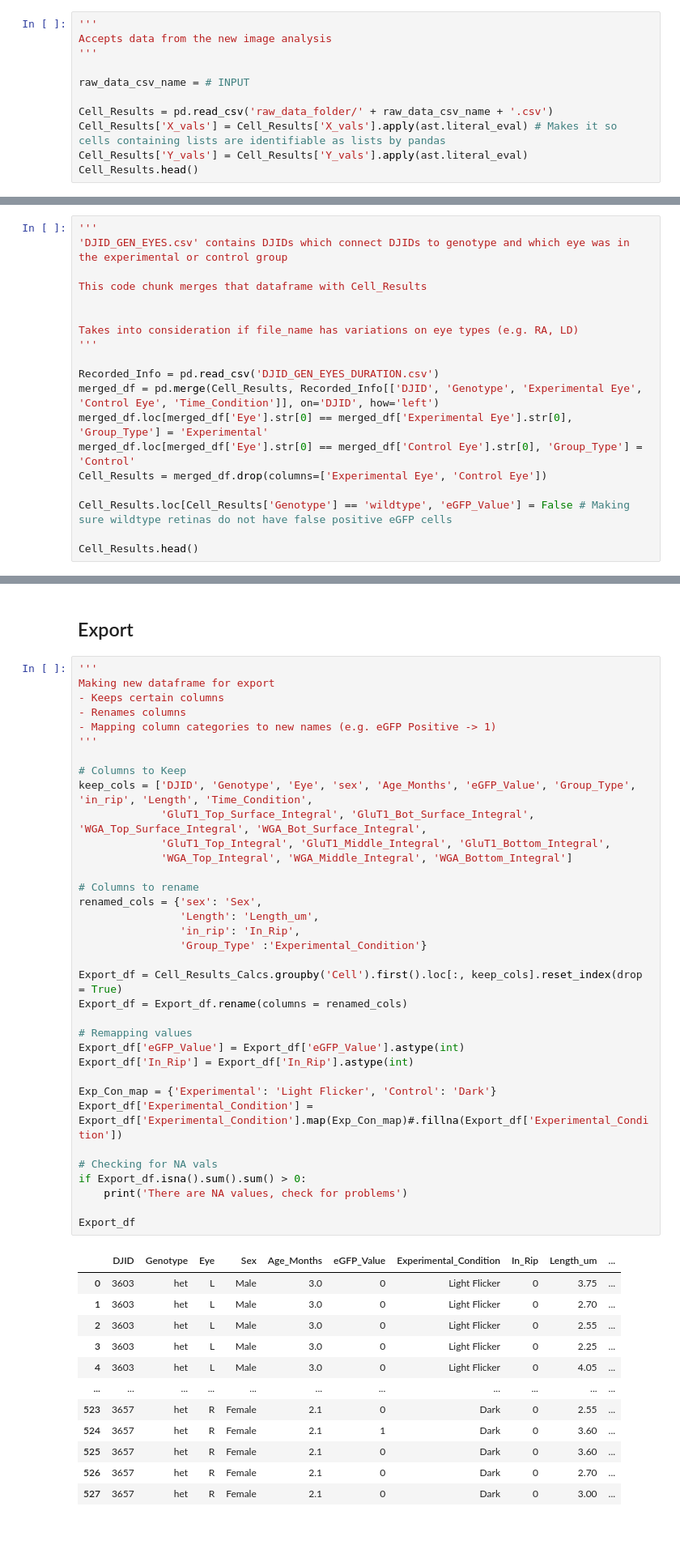
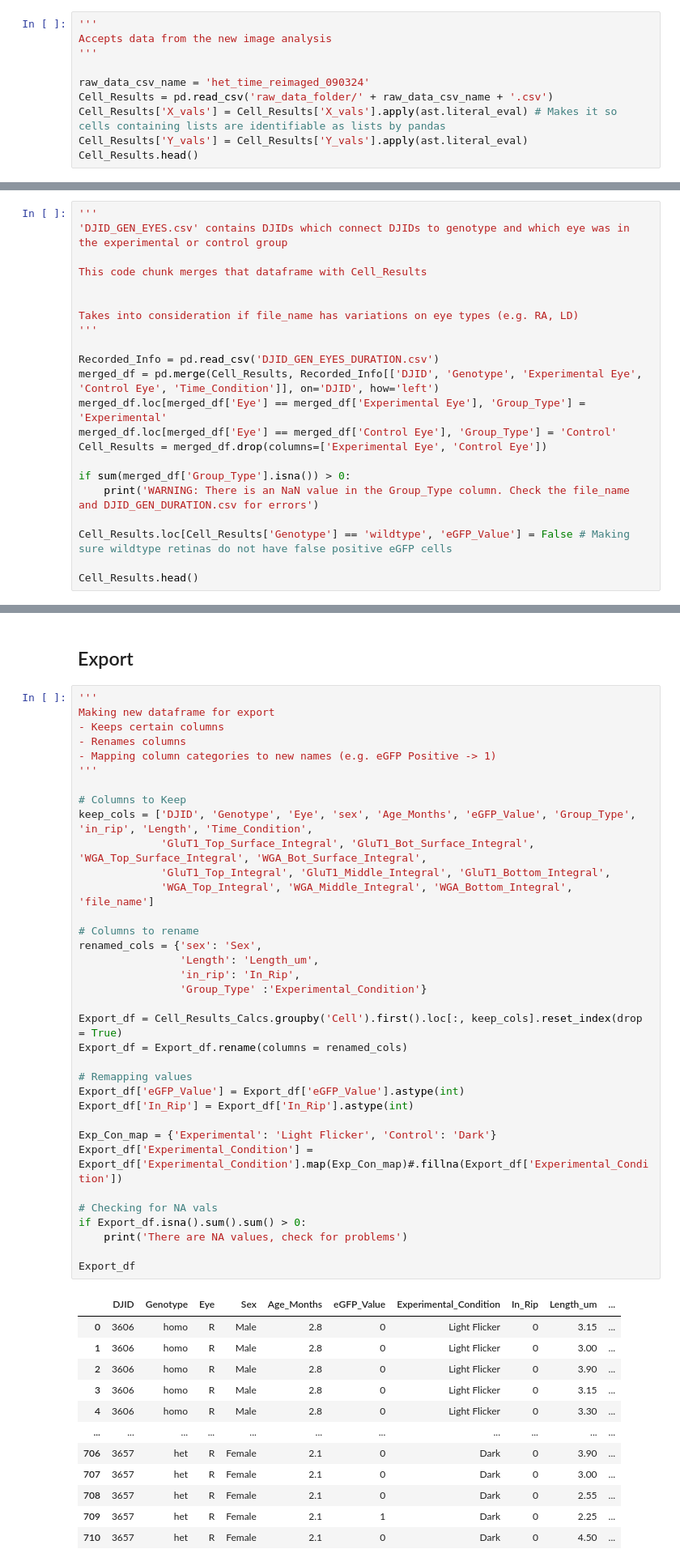
Before and after one commit to rltinio/ImageAnalysis, a Jupyter notebook: Integral_Calculator_V3.ipynb, the cells around one changed output, grey strips where cells are left out. Shown at 81% size. Saved outputs shown, nothing was run; the diff lists cells and outputs as text; blank space fills up the shorter version.

```diff
--- a/Integral_Calculator_V3.ipynb
+++ b/Integral_Calculator_V3.ipynb
@@ -19,8 +16,7 @@ from Tusc5ImageUtils import *
 Accepts data from the new image analysis
 '''
 
-raw_data_csv_name = # INPUT
-
+raw_data_csv_name = 'het_time_reimaged_090324'
 Cell_Results = pd.read_csv('raw_data_folder/' + raw_data_csv_name + '.csv')
 Cell_Results['X_vals'] = Cell_Results['X_vals'].apply(ast.literal_eval) # Makes it so cells containing lists are identifiable as lists by pandas
 Cell_Results['Y_vals'] = Cell_Results['Y_vals'].apply(ast.literal_eval)
@@ -46,9 +42,12 @@ Takes into consideration if file_name has variations on eye types (e.g. RA, LD)
 
 Recorded_Info = pd.read_csv('DJID_GEN_EYES_DURATION.csv')
 merged_df = pd.merge(Cell_Results, Recorded_Info[['DJID', 'Genotype', 'Experimental Eye', 'Control Eye', 'Time_Condition']], on='DJID', how='left')
-merged_df.loc[merged_df['Eye'].str[0] == merged_df['Experimental Eye'].str[0], 'Group_Type'] = 'Experimental'
-merged_df.loc[merged_df['Eye'].str[0] == merged_df['Control Eye'].str[0], 'Group_Type'] = 'Control'
+merged_df.loc[merged_df['Eye'] == merged_df['Experimental Eye'], 'Group_Type'] = 'Experimental'
+merged_df.loc[merged_df['Eye'] == merged_df['Control Eye'], 'Group_Type'] = 'Control'
 Cell_Results = merged_df.drop(columns=['Experimental Eye', 'Control Eye'])
+
+if sum(merged_df['Group_Type'].isna()) > 0:
+    print('WARNING: There is an NaN value in the Group_Type column. Check the file_name and DJID_GEN_DURATION.csv for errors')
 
 Cell_Results.loc[Cell_Results['Genotype'] == 'wildtype', 'eGFP_Value'] = False # Making sure wildtype retinas do not have false positive eGFP cells
 
@@ -676,42 +879,42 @@ Making new dataframe for export
 '''
 
 # Columns to Keep
 keep_cols = ['DJID', 'Genotype', 'Eye', 'sex', 'Age_Months', 'eGFP_Value', 'Group_Type', 'in_rip', 'Length', 'Time_Condition',
              'GluT1_Top_Surface_Integral', 'GluT1_Bot_Surface_Integral', 'WGA_Top_Surface_Integral', 'WGA_Bot_Surface_Integral',
              'GluT1_Top_Integral', 'GluT1_Middle_Integral', 'GluT1_Bottom_Integral',
-             'WGA_Top_Integral', 'WGA_Middle_Integral', 'WGA_Bottom_Integral']
+             'WGA_Top_Integral', 'WGA_Middle_Integral', 'WGA_Bottom_Integral', 'file_name']
 
 # Columns to rename
 renamed_cols = {'sex': 'Sex',
                 'Length': 'Length_um',
                 'in_rip': 'In_Rip',
                 'Group_Type' :'Experimental_Condition'}
 
 Export_df = Cell_Results_Calcs.groupby('Cell').first().loc[:, keep_cols].reset_index(drop = True)
 Export_df = Export_df.rename(columns = renamed_cols)
 
 # Remapping values
 Export_df['eGFP_Value'] = Export_df['eGFP_Value'].astype(int)
 Export_df['In_Rip'] = Export_df['In_Rip'].astype(int)
 
 Exp_Con_map = {'Experimental': 'Light Flicker', 'Control': 'Dark'}
 Export_df['Experimental_Condition'] = Export_df['Experimental_Condition'].map(Exp_Con_map)#.fillna(Export_df['Experimental_Condition'])
 
 # Checking for NA vals
 if Export_df.isna().sum().sum() > 0:
     print('There are NA values, check for problems')
 
 Export_df
 # %% [output]
 |  | DJID | Genotype | Eye | Sex | Age_Months | eGFP_Value | Experimental_Condition | In_Rip | Length_um | ... |
-| 0 | 3603 | het | L | Male | 3.0 | 0 | Light Flicker | 0 | 3.75 | ... |
-| 1 | 3603 | het | L | Male | 3.0 | 0 | Light Flicker | 0 | 2.70 | ... |
-| 2 | 3603 | het | L | Male | 3.0 | 0 | Light Flicker | 0 | 2.55 | ... |
-| 3 | 3603 | het | L | Male | 3.0 | 0 | Light Flicker | 0 | 2.25 | ... |
-| 4 | 3603 | het | L | Male | 3.0 | 0 | Light Flicker | 0 | 4.05 | ... |
+| 0 | 3606 | homo | R | Male | 2.8 | 0 | Light Flicker | 0 | 3.15 | ... |
+| 1 | 3606 | homo | R | Male | 2.8 | 0 | Light Flicker | 0 | 3.00 | ... |
+| 2 | 3606 | homo | R | Male | 2.8 | 0 | Light Flicker | 0 | 3.90 | ... |
+| 3 | 3606 | homo | R | Male | 2.8 | 0 | Light Flicker | 0 | 3.15 | ... |
+| 4 | 3606 | homo | R | Male | 2.8 | 0 | Light Flicker | 0 | 3.30 | ... |
 | ... | ... | ... | ... | ... | ... | ... | ... | ... | ... | ... |
-| 523 | 3657 | het | R | Female | 2.1 | 0 | Dark | 0 | 2.55 | ... |
-| 524 | 3657 | het | R | Female | 2.1 | 1 | Dark | 0 | 3.60 | ... |
-| 525 | 3657 | het | R | Female | 2.1 | 0 | Dark | 0 | 3.60 | ... |
-| 526 | 3657 | het | R | Female | 2.1 | 0 | Dark | 0 | 2.70 | ... |
-| 527 | 3657 | het | R | Female | 2.1 | 0 | Dark | 0 | 3.00 | ... |
+| 706 | 3657 | het | R | Female | 2.1 | 0 | Dark | 0 | 3.90 | ... |
+| 707 | 3657 | het | R | Female | 2.1 | 0 | Dark | 0 | 3.00 | ... |
+| 708 | 3657 | het | R | Female | 2.1 | 0 | Dark | 0 | 2.55 | ... |
+| 709 | 3657 | het | R | Female | 2.1 | 1 | Dark | 0 | 2.25 | ... |
+| 710 | 3657 | het | R | Female | 2.1 | 0 | Dark | 0 | 4.50 | ... |
```
Also changed, not shown: parts of 26 cells of this notebook, 13 other files.
